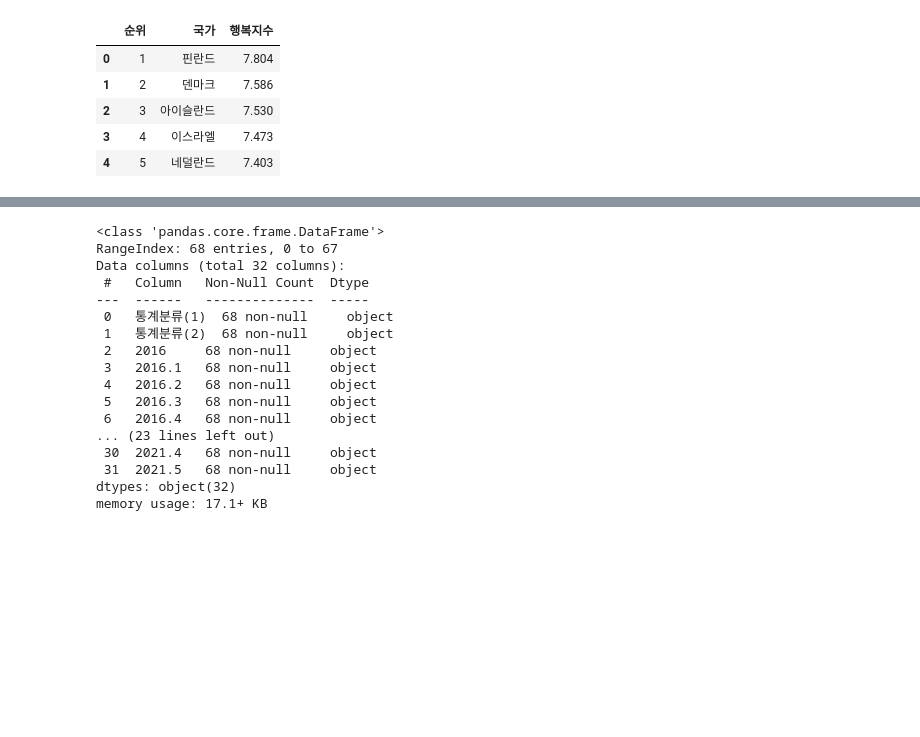
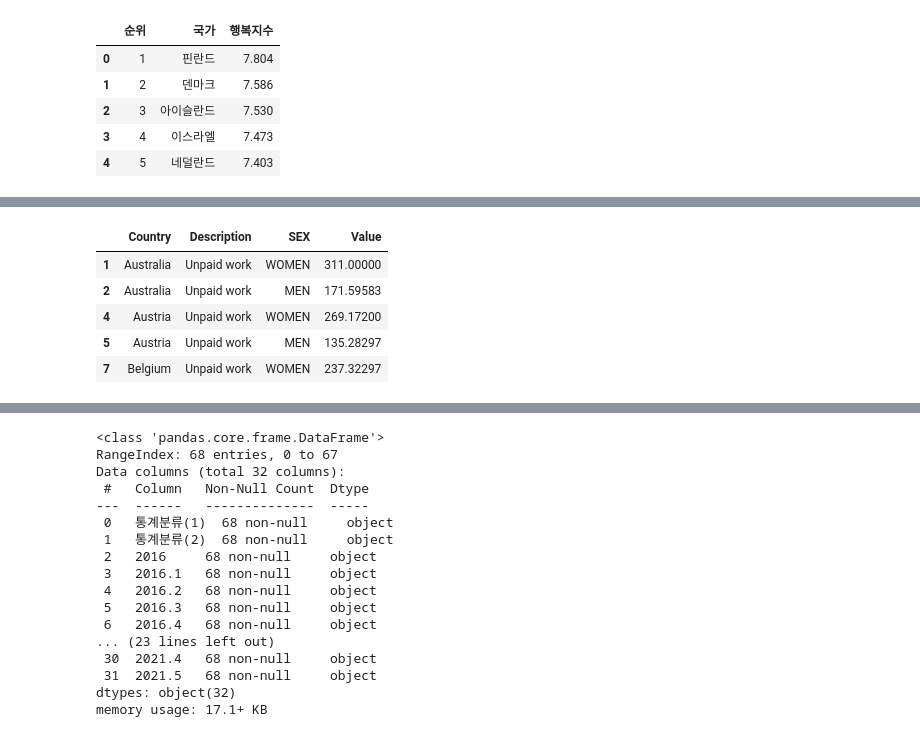
Before and after one commit to nyeokinyeoki/Toy-Projects-with-Tableau, a Jupyter notebook: Side_pro_leis.ipynb, the cells around one changed output, grey strips where cells are left out. Cells and saved outputs as stored; diff of their text form; code cells hidden in the pictures; blank space fills up the shorter version.

```diff
--- a/Side_pro_leis.ipynb
+++ b/Side_pro_leis.ipynb
@@ -109,0 +147,10 @@ happy_world.head()
+# %%
+# 성별에 Total을 없앰
+timeUse_oecd = timeUse_oecd[timeUse_oecd["SEX"] != "TOTAL"]
+# %% [output]
+|  | Country | Description | SEX | Value |
+| 1 | Australia | Unpaid work | WOMEN | 311.00000 |
+| 2 | Australia | Unpaid work | MEN | 171.59583 |
+| 4 | Austria | Unpaid work | WOMEN | 269.17200 |
+| 5 | Austria | Unpaid work | MEN | 135.28297 |
+| 7 | Belgium | Unpaid work | WOMEN | 237.32297 |
```
Also changed, not shown: parts of 13 cells of this notebook.
